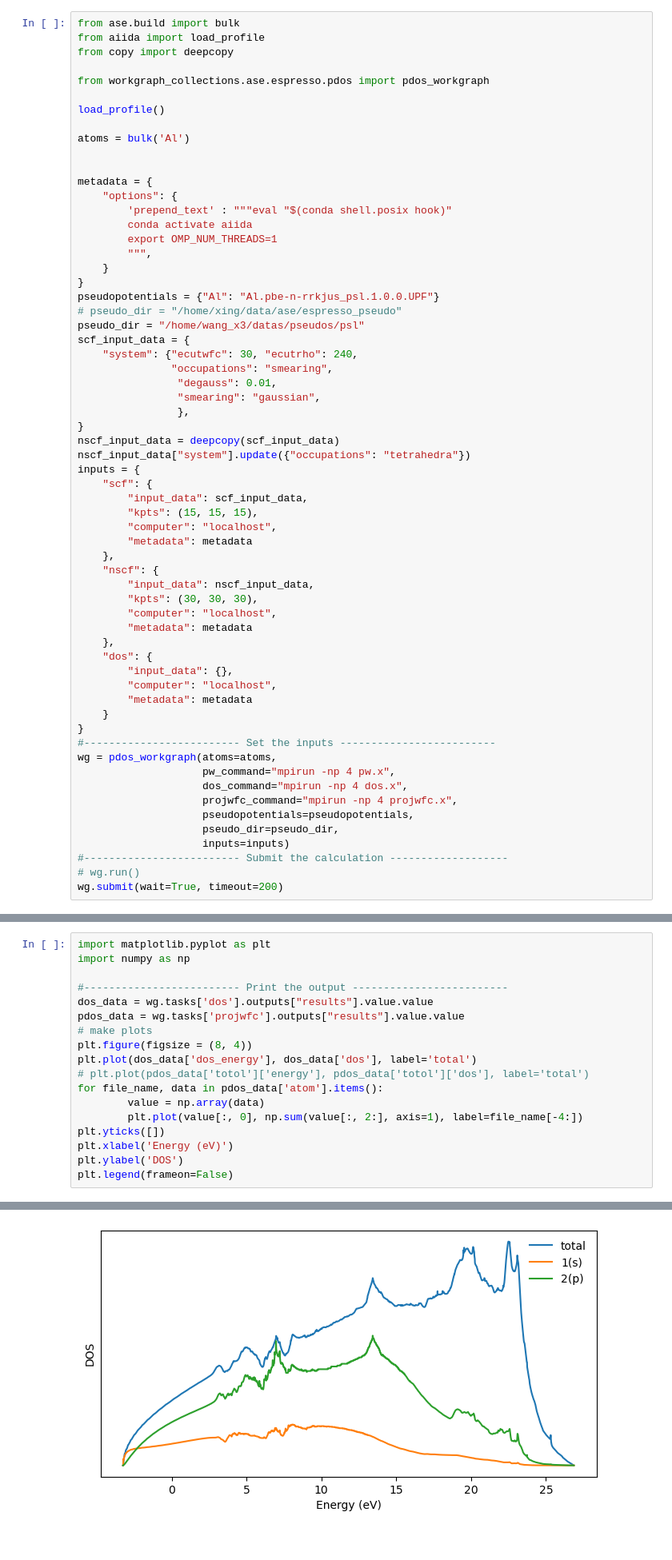
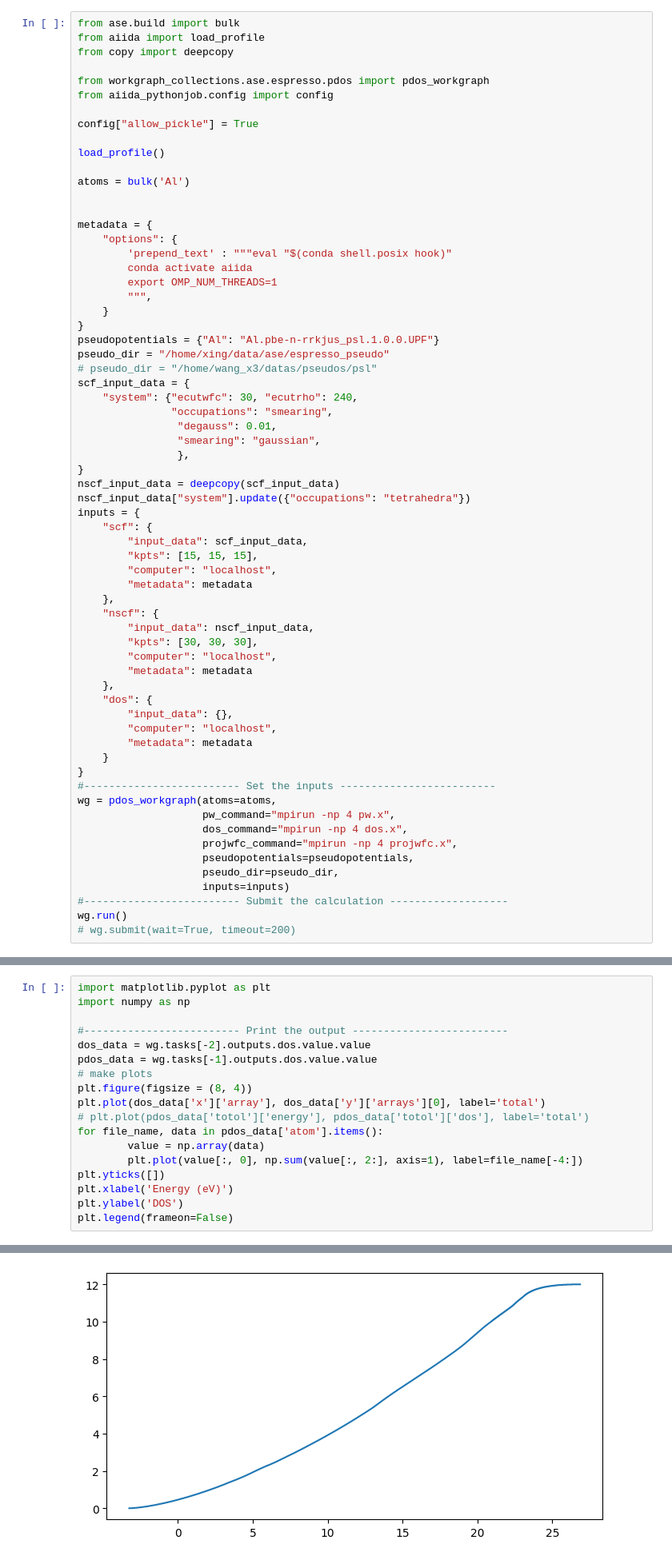
Before and after one commit to superstar54/workgraph-collections, a Jupyter notebook: docs/source/ase/espresso/pdos.ipynb, the cells around one changed output, grey strips where cells are left out. Shown: that part at 80% size. Saved outputs shown, nothing was run; the diff lists cells and outputs as text.

```diff
--- a/docs/source/ase/espresso/pdos.ipynb
+++ b/docs/source/ase/espresso/pdos.ipynb
@@ -32,6 +32,9 @@ from aiida import load_profile
 from copy import deepcopy
 
 from workgraph_collections.ase.espresso.pdos import pdos_workgraph
+from aiida_pythonjob.config import config
+
+config["allow_pickle"] = True
 
 load_profile()
 
@@ -47,8 +50,8 @@ metadata = {
     }
 }
 pseudopotentials = {"Al": "Al.pbe-n-rrkjus_psl.1.0.0.UPF"}
-# pseudo_dir = "/home/xing/data/ase/espresso_pseudo"
-pseudo_dir = "/home/wang_x3/datas/pseudos/psl"
+pseudo_dir = "/home/xing/data/ase/espresso_pseudo"
+# pseudo_dir = "/home/wang_x3/datas/pseudos/psl"
 scf_input_data = {
     "system": {"ecutwfc": 30, "ecutrho": 240,
                "occupations": "smearing",
@@ -61,13 +64,13 @@ nscf_input_data["system"].update({"occupations": "tetrahedra"})
 inputs = {
     "scf": {
         "input_data": scf_input_data,
-        "kpts": (15, 15, 15),
+        "kpts": [15, 15, 15],
         "computer": "localhost",
         "metadata": metadata
     },
     "nscf": {
         "input_data": nscf_input_data,
-        "kpts": (30, 30, 30),
+        "kpts": [30, 30, 30],
         "computer": "localhost",
         "metadata": metadata
     },
@@ -86,6 +89,6 @@ wg = pdos_workgraph(atoms=atoms,
                     pseudo_dir=pseudo_dir,
                     inputs=inputs)
 #------------------------- Submit the calculation -------------------
-# wg.run()
-wg.submit(wait=True, timeout=200)
+wg.run()
+# wg.submit(wait=True, timeout=200)
 # %% [output]
@@ -98,11 +116,11 @@ import matplotlib.pyplot as plt
 import numpy as np
 
 #------------------------- Print the output -------------------------
-dos_data = wg.tasks['dos'].outputs["results"].value.value
-pdos_data = wg.tasks['projwfc'].outputs["results"].value.value
+dos_data = wg.tasks[-2].outputs.dos.value.value
+pdos_data = wg.tasks[-1].outputs.dos.value.value
 # make plots
 plt.figure(figsize = (8, 4))
-plt.plot(dos_data['dos_energy'], dos_data['dos'], label='total')
+plt.plot(dos_data['x']['array'], dos_data['y']['arrays'][0], label='total')
 # plt.plot(pdos_data['totol']['energy'], pdos_data['totol']['dos'], label='total')
 for file_name, data in pdos_data['atom'].items():
         value = np.array(data)
@@ -116 +135 @@ plt.legend(frameon=False)
-[figure, old version]
+[figure, new version]
```
Also changed, not shown: parts of 4 cells of this notebook, 4 other files.
